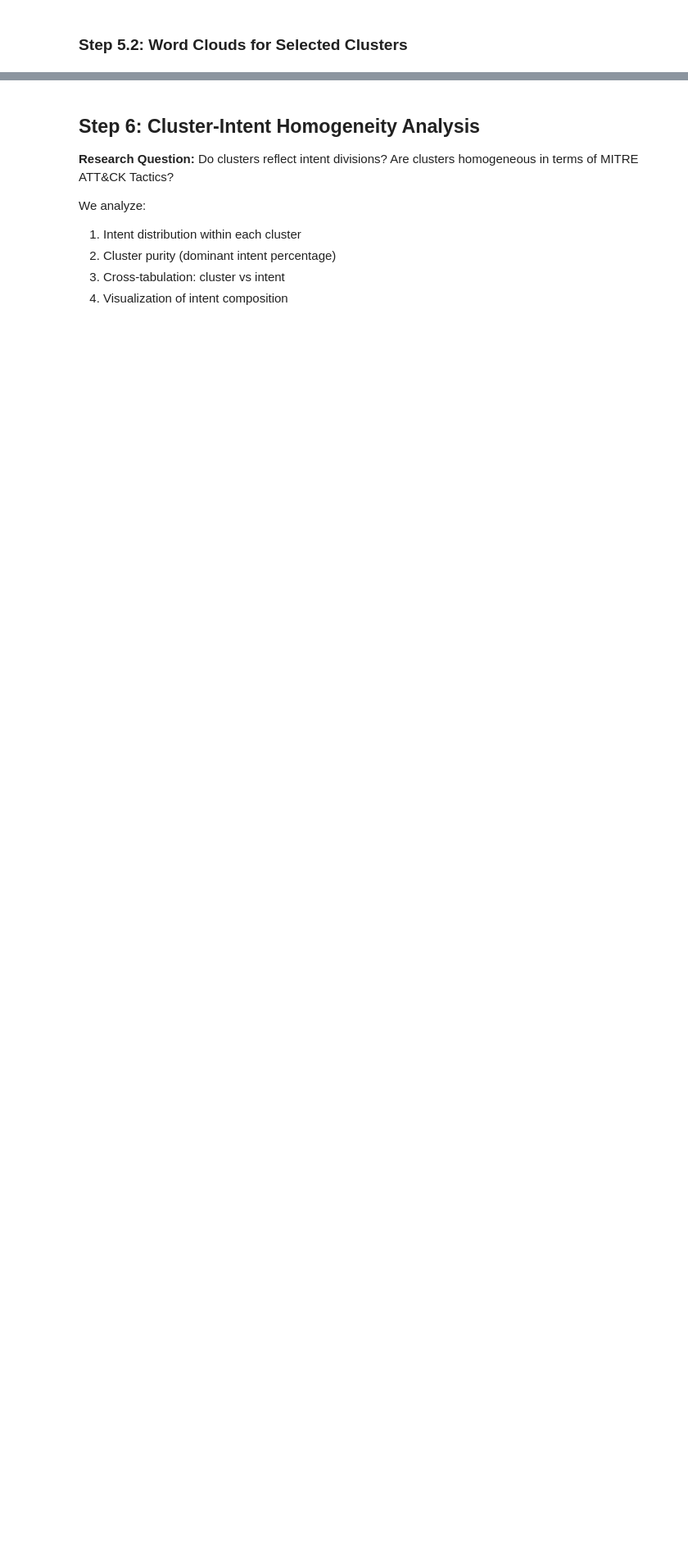
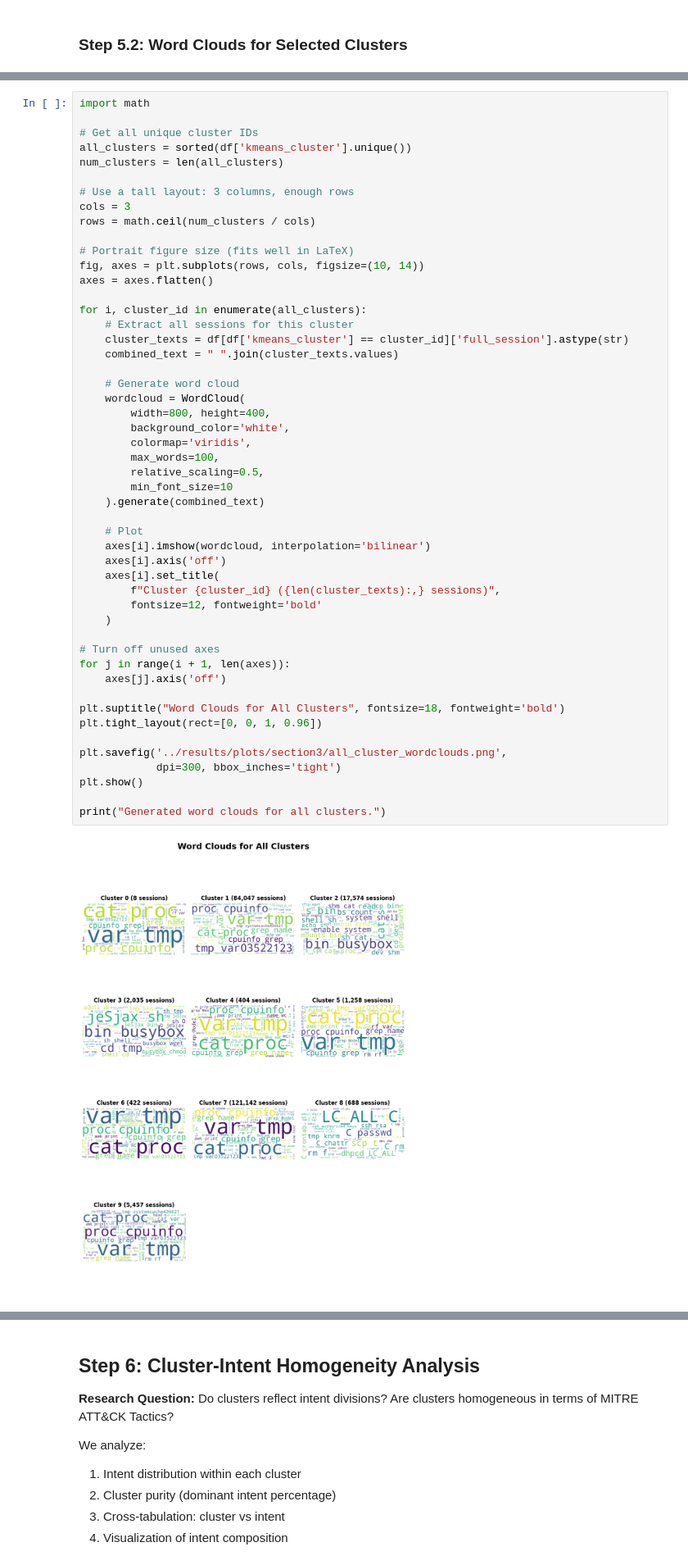
Before and after one commit to thiagoricardop/SSH-Shell-Attack-session-ML4N---Project-4, a Jupyter notebook: notebooks/03_clustering.ipynb, the cells around one changed output, grey strips where cells are left out. Shown at 82% size. Cells and saved outputs as stored; diff of their text form; blank space fills up the shorter version.

```diff
--- a/notebooks/03_clustering.ipynb
+++ b/notebooks/03_clustering.ipynb
@@ -632,0 +637,52 @@ Word clouds show visual representation of cluster vocabulary.
+# %%
+import math
+
+# Get all unique cluster IDs
+all_clusters = sorted(df['kmeans_cluster'].unique())
+num_clusters = len(all_clusters)
+
+# Use a tall layout: 3 columns, enough rows
+cols = 3
+rows = math.ceil(num_clusters / cols)
+
+# Portrait figure size (fits well in LaTeX)
+fig, axes = plt.subplots(rows, cols, figsize=(10, 14))
+axes = axes.flatten()
+
+for i, cluster_id in enumerate(all_clusters):
+    # Extract all sessions for this cluster
+    cluster_texts = df[df['kmeans_cluster'] == cluster_id]['full_session'].astype(str)
+    combined_text = " ".join(cluster_texts.values)
+
+    # Generate word cloud
+    wordcloud = WordCloud(
+        width=800, height=400,
+        background_color='white',
+        colormap='viridis',
+        max_words=100,
+        relative_scaling=0.5,
+        min_font_size=10
+    ).generate(combined_text)
+
+    # Plot
+    axes[i].imshow(wordcloud, interpolation='bilinear')
+    axes[i].axis('off')
+    axes[i].set_title(
+        f"Cluster {cluster_id} ({len(cluster_texts):,} sessions)",
+        fontsize=12, fontweight='bold'
+    )
+
+# Turn off unused axes
+for j in range(i + 1, len(axes)):
+    axes[j].axis('off')
+
+plt.suptitle("Word Clouds for All Clusters", fontsize=18, fontweight='bold')
+plt.tight_layout(rect=[0, 0, 1, 0.96])
+
+plt.savefig('../results/plots/section3/all_cluster_wordclouds.png',
+            dpi=300, bbox_inches='tight')
+plt.show()
+
+print("Generated word clouds for all clusters.")
+# %% [output]
+[figure, added]
```
Also changed, not shown: parts of 8 cells of this notebook, 7 other files.
